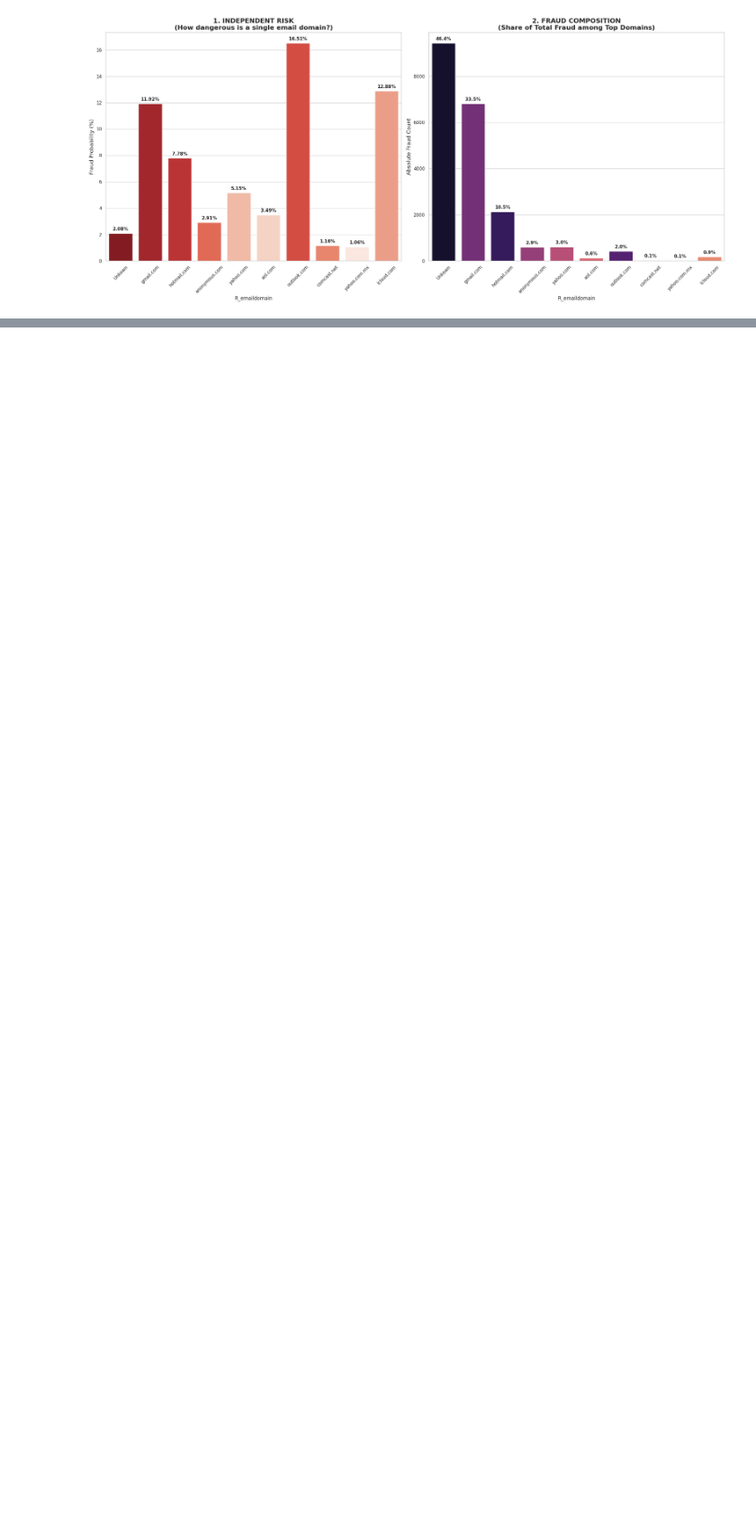
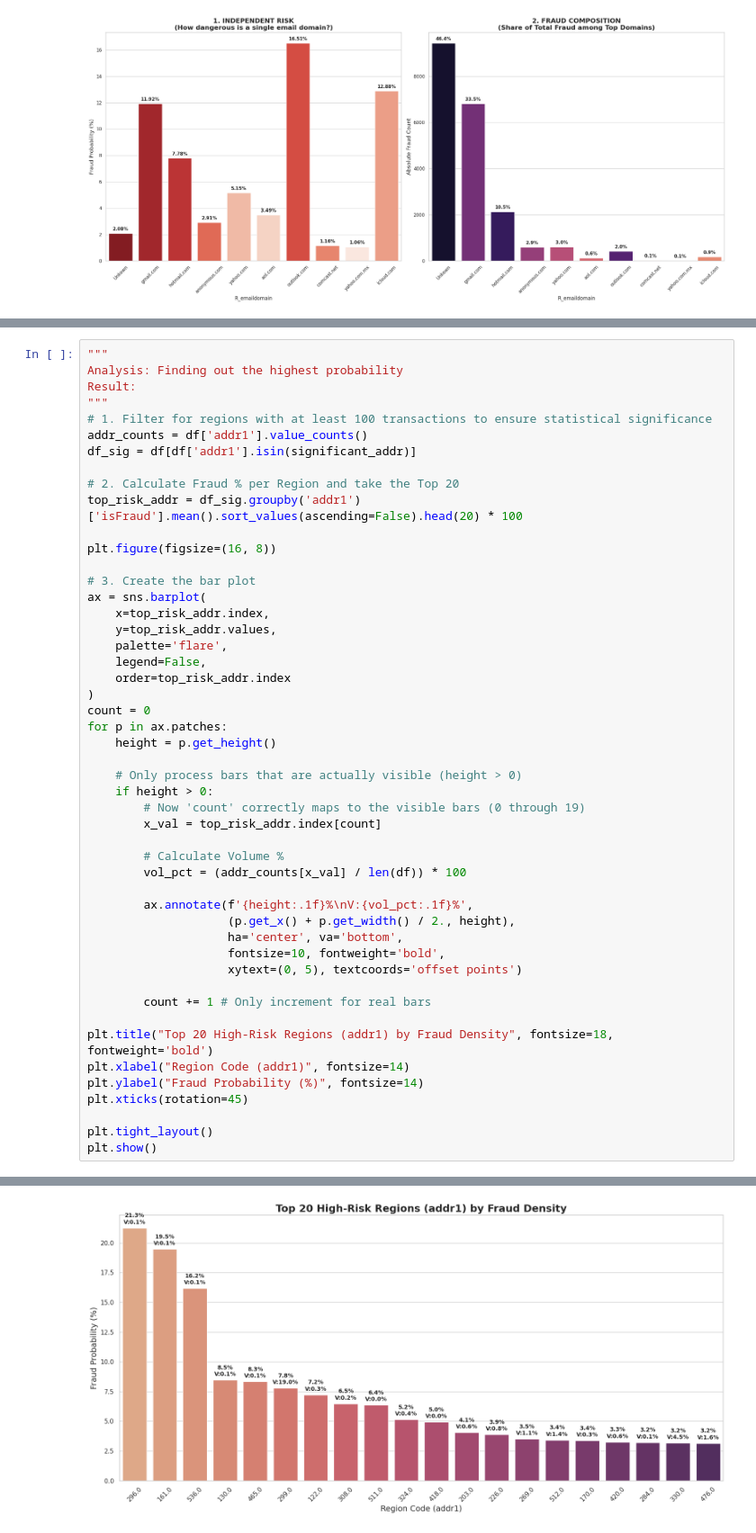
Before and after one commit to VaradBhagwat5/FedAudit, a Jupyter notebook: notebooks/data_visualisation.ipynb, the cells around one changed output, grey strips where cells are left out. Shown at 90% size. Drawn from its saved outputs; the diff is of its cells as text; blank space fills up the shorter version.

```diff
--- a/notebooks/data_visualisation.ipynb
+++ b/notebooks/data_visualisation.ipynb
@@ -783,0 +876,50 @@ plt.show()
+# %%
+"""
+Analysis: Finding out the highest probability
+Result:
+"""
+# 1. Filter for regions with at least 100 transactions to ensure statistical significance
+addr_counts = df['addr1'].value_counts()
+df_sig = df[df['addr1'].isin(significant_addr)]
+
+# 2. Calculate Fraud % per Region and take the Top 20
+top_risk_addr = df_sig.groupby('addr1')['isFraud'].mean().sort_values(ascending=False).head(20) * 100
+
+plt.figure(figsize=(16, 8))
+
+# 3. Create the bar plot
+ax = sns.barplot(
+    x=top_risk_addr.index,
+    y=top_risk_addr.values,
+    palette='flare',
+    legend=False,
+    order=top_risk_addr.index
+)
+count = 0
+for p in ax.patches:
+    height = p.get_height()
+
+    # Only process bars that are actually visible (height > 0)
+    if height > 0:
+        # Now 'count' correctly maps to the visible bars (0 through 19)
+        x_val = top_risk_addr.index[count]
+
+        # Calculate Volume %
+        vol_pct = (addr_counts[x_val] / len(df)) * 100
+
+        ax.annotate(f'{height:.1f}%\nV:{vol_pct:.1f}%',
+                    (p.get_x() + p.get_width() / 2., height),
+                    ha='center', va='bottom',
+                    fontsize=10, fontweight='bold',
+                    xytext=(0, 5), textcoords='offset points')
+
+        count += 1 # Only increment for real bars
+
+plt.title("Top 20 High-Risk Regions (addr1) by Fraud Density", fontsize=18, fontweight='bold')
+plt.xlabel("Region Code (addr1)", fontsize=14)
+plt.ylabel("Fraud Probability (%)", fontsize=14)
+plt.xticks(rotation=45)
+
+plt.tight_layout()
+plt.show()
+# %% [output]
@@ -783,0 +929 @@ plt.show()
+[figure, added]
```
Also changed, not shown: parts of 9 cells of this notebook.
